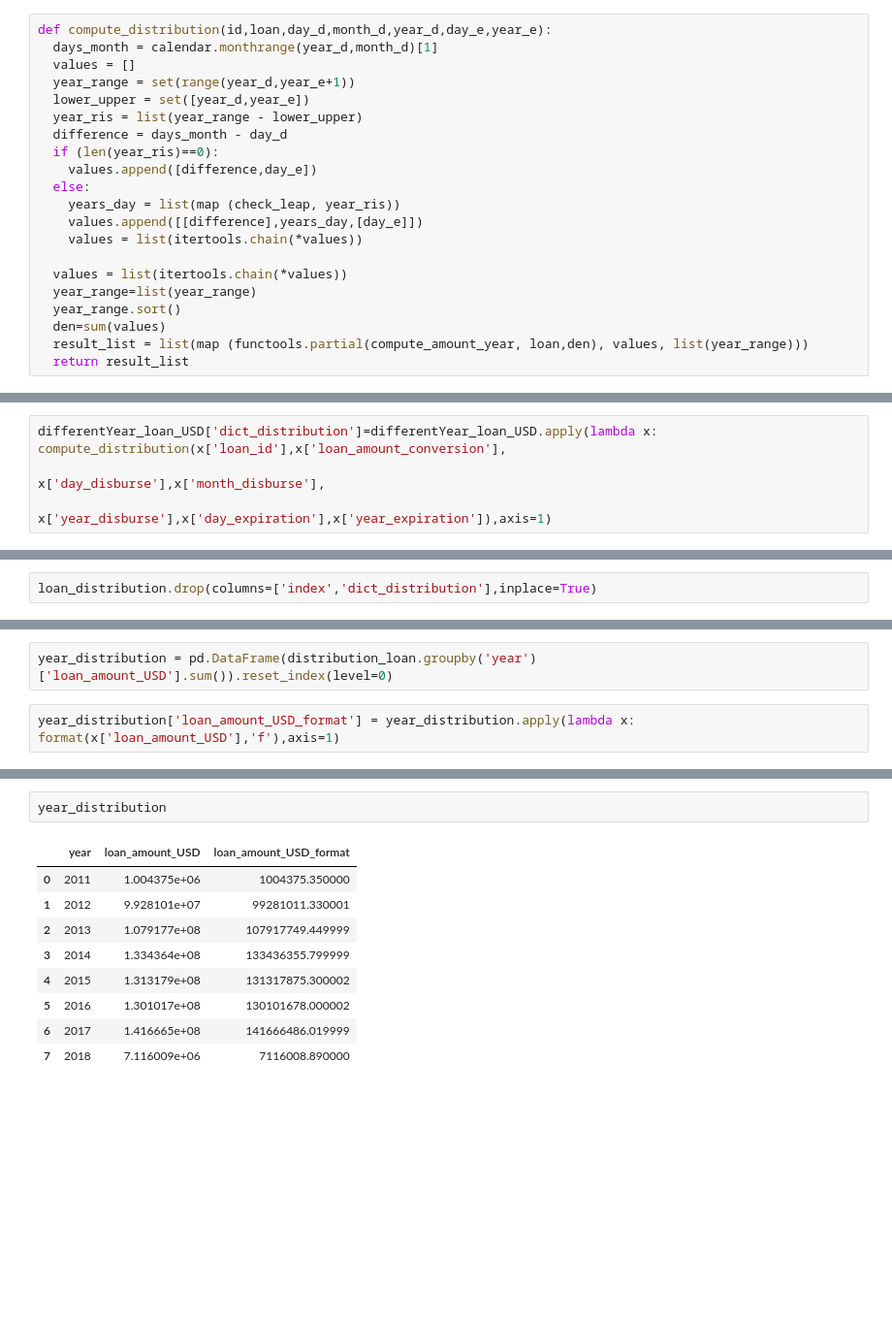
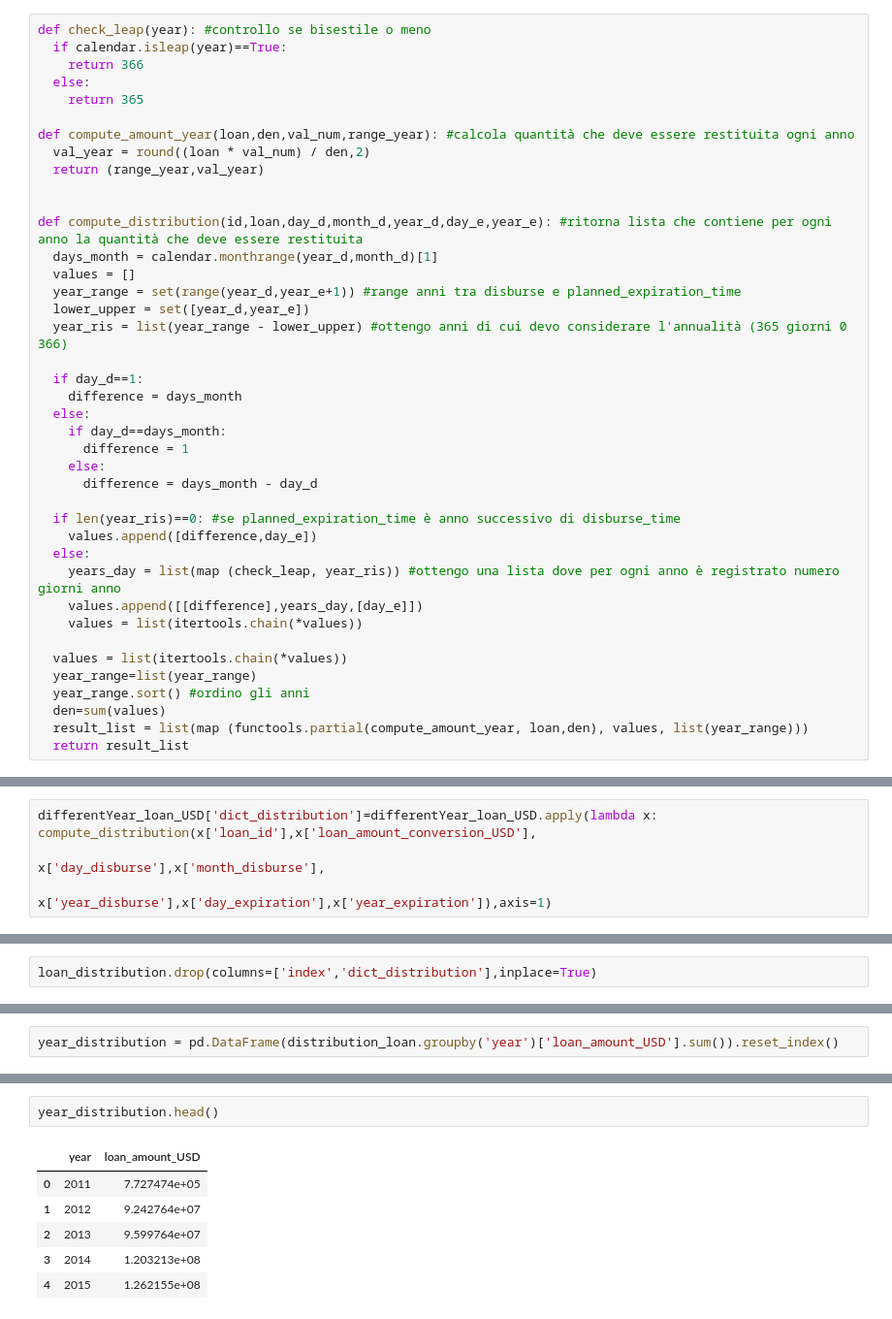
Before and after one commit to gaveter/Project_cs, a Jupyter notebook: Project.ipynb, the cells around one changed output, grey strips where cells are left out. Shown: that part at 97% size. Cells and saved outputs as stored; diff of their text form; blank space fills up the shorter version.

```diff
--- a/Project.ipynb
+++ b/Project.ipynb
@@ -1440,21 +1226,40 @@ def compute_amount_year(loan,den,val_num,range_year):
 # %%
-def compute_distribution(id,loan,day_d,month_d,year_d,day_e,year_e):
+def check_leap(year): #controllo se bisestile o meno
+  if calendar.isleap(year)==True:
+    return 366
+  else:
+    return 365
+
+def compute_amount_year(loan,den,val_num,range_year): #calcola quantità che deve essere restituita ogni anno
+  val_year = round((loan * val_num) / den,2)
+  return (range_year,val_year)
+
+
+def compute_distribution(id,loan,day_d,month_d,year_d,day_e,year_e): #ritorna lista che contiene per ogni anno la quantità che deve essere restituita
   days_month = calendar.monthrange(year_d,month_d)[1]
   values = []
-  year_range = set(range(year_d,year_e+1))
+  year_range = set(range(year_d,year_e+1)) #range anni tra disburse e planned_expiration_time
   lower_upper = set([year_d,year_e])
-  year_ris = list(year_range - lower_upper)
-  difference = days_month - day_d
-  if (len(year_ris)==0):
+  year_ris = list(year_range - lower_upper) #ottengo anni di cui devo considerare l'annualità (365 giorni 0 366)
+
+  if day_d==1:
+    difference = days_month
+  else:
+    if day_d==days_month:
+      difference = 1
+    else:
+      difference = days_month - day_d
+
+  if len(year_ris)==0: #se planned_expiration_time è anno successivo di disburse_time
     values.append([difference,day_e])
   else:
-    years_day = list(map (check_leap, year_ris))
+    years_day = list(map (check_leap, year_ris)) #ottengo una lista dove per ogni anno è registrato numero giorni anno
     values.append([[difference],years_day,[day_e]])
     values = list(itertools.chain(*values))
 
   values = list(itertools.chain(*values))
   year_range=list(year_range)
-  year_range.sort()
+  year_range.sort() #ordino gli anni
   den=sum(values)
   result_list = list(map (functools.partial(compute_amount_year, loan,den), values, list(year_range)))
   return result_list
@@ -1467,4 +1268,4 @@ differentYear_loan_USD.iloc[:2]
 # %%
-differentYear_loan_USD['dict_distribution']=differentYear_loan_USD.apply(lambda x: compute_distribution(x['loan_id'],x['loan_amount_conversion'],
+differentYear_loan_USD['dict_distribution']=differentYear_loan_USD.apply(lambda x: compute_distribution(x['loan_id'],x['loan_amount_conversion_USD'],
                                                                                               x['day_disburse'],x['month_disburse'],
                                                                                               x['year_disburse'],x['day_expiration'],x['year_expiration']),axis=1)
@@ -1556,4 +1314,2 @@ distribution_loan.head()
 # %%
-year_distribution = pd.DataFrame(distribution_loan.groupby('year')['loan_amount_USD'].sum()).reset_index(level=0)
+year_distribution = pd.DataFrame(distribution_loan.groupby('year')['loan_amount_USD'].sum()).reset_index()
-# %%
-year_distribution['loan_amount_USD_format'] = year_distribution.apply(lambda x: format(x['loan_amount_USD'],'f'),axis=1)
@@ -1572,12 +1318,9 @@ year_distribution['loan_amount_USD_format'] = year_distribution.apply(lambda x:
 # %%
-year_distribution
+year_distribution.head()
 # %% [output]
-|  | year | loan_amount_USD | loan_amount_USD_format |
-| 0 | 2011 | 1.004375e+06 | 1004375.350000 |
-| 1 | 2012 | 9.928101e+07 | 99281011.330001 |
-| 2 | 2013 | 1.079177e+08 | 107917749.449999 |
-| 3 | 2014 | 1.334364e+08 | 133436355.799999 |
-| 4 | 2015 | 1.313179e+08 | 131317875.300002 |
-| 5 | 2016 | 1.301017e+08 | 130101678.000002 |
-| 6 | 2017 | 1.416665e+08 | 141666486.019999 |
-| 7 | 2018 | 7.116009e+06 | 7116008.890000 |
+|  | year | loan_amount_USD |
+| 0 | 2011 | 7.727474e+05 |
+| 1 | 2012 | 9.242764e+07 |
+| 2 | 2013 | 9.599764e+07 |
+| 3 | 2014 | 1.203213e+08 |
+| 4 | 2015 | 1.262155e+08 |
```
Also changed, not shown: parts of 94 cells of this notebook.
